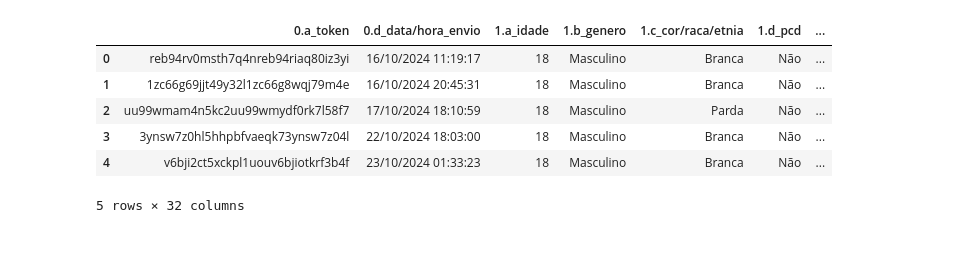
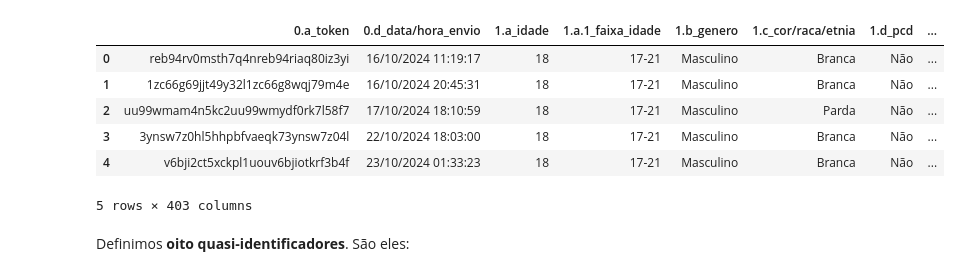
Before and after one commit to FredericoBaker/stateOfTheData_attribute_linkage, a Jupyter notebook: dataset_analysis.ipynb, the cells around one changed output. Drawn from its saved outputs; the diff is of its cells as text; code cells hidden in the pictures; blank space fills up the shorter version.

```diff
--- a/dataset_analysis.ipynb
+++ b/dataset_analysis.ipynb
@@ -12,11 +7,14 @@ df.to_csv("dataset_compact.csv", index=False)
 # %%
-df = pd.read_csv("dataset_compact.csv")
+df = pd.read_csv("state_of_the_data_dataset.csv")
+
 df.head()
 # %% [output]
-|  | 0.a_token | 0.d_data/hora_envio | 1.a_idade | 1.b_genero | 1.c_cor/raca/etnia | 1.d_pcd | ... |
-| 0 | reb94rv0msth7q4nreb94riaq80iz3yi | 16/10/2024 11:19:17 | 18 | Masculino | Branca | Não | ... |
-| 1 | 1zc66g69jjt49y32l1zc66g8wqj79m4e | 16/10/2024 20:45:31 | 18 | Masculino | Branca | Não | ... |
-| 2 | uu99wmam4n5kc2uu99wmydf0rk7l58f7 | 17/10/2024 18:10:59 | 18 | Masculino | Parda | Não | ... |
-| 3 | 3ynsw7z0hl5hhpbfvaeqk73ynsw7z04l | 22/10/2024 18:03:00 | 18 | Masculino | Branca | Não | ... |
-| 4 | v6bji2ct5xckpl1uouv6bjiotkrf3b4f | 23/10/2024 01:33:23 | 18 | Masculino | Branca | Não | ... |
+|  | 0.a_token | 0.d_data/hora_envio | 1.a_idade | 1.a.1_faixa_idade | 1.b_genero | 1.c_cor/raca/etnia | 1.d_pcd | ... |
+| 0 | reb94rv0msth7q4nreb94riaq80iz3yi | 16/10/2024 11:19:17 | 18 | 17-21 | Masculino | Branca | Não | ... |
+| 1 | 1zc66g69jjt49y32l1zc66g8wqj79m4e | 16/10/2024 20:45:31 | 18 | 17-21 | Masculino | Branca | Não | ... |
+| 2 | uu99wmam4n5kc2uu99wmydf0rk7l58f7 | 17/10/2024 18:10:59 | 18 | 17-21 | Masculino | Parda | Não | ... |
+| 3 | 3ynsw7z0hl5hhpbfvaeqk73ynsw7z04l | 22/10/2024 18:03:00 | 18 | 17-21 | Masculino | Branca | Não | ... |
+| 4 | v6bji2ct5xckpl1uouv6bjiotkrf3b4f | 23/10/2024 01:33:23 | 18 | 17-21 | Masculino | Branca | Não | ... |
-5 rows × 32 columns
+5 rows × 403 columns
+# %% [markdown]
+Definimos **oito quasi-identificadores**. São eles:
```
Also changed, not shown: parts of 27 cells of this notebook, 8 other files.
